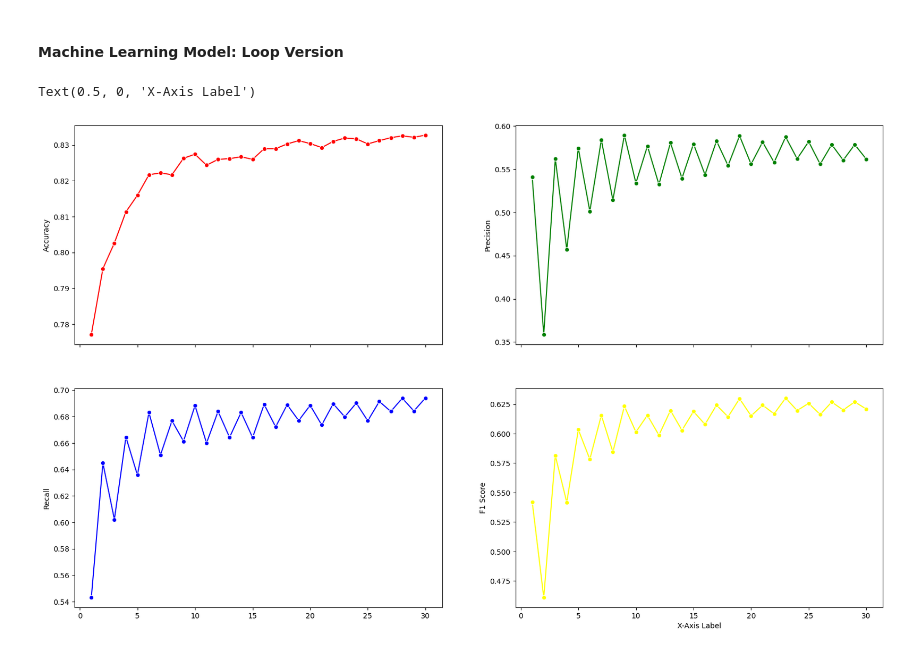
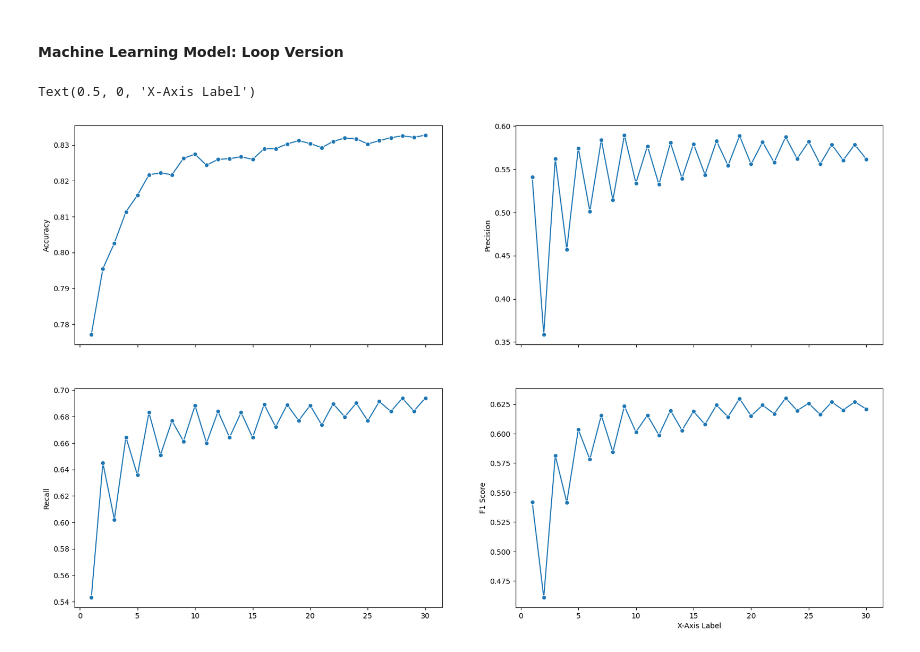
Before and after one commit to Zac-Chenn/MyProject_1-Adult-Income-Prediction, a Jupyter notebook: Adult_Income_Analysis.ipynb, the cells around one changed output. Drawn from its saved outputs; the diff is of its cells as text; code cells hidden in the pictures.

Commit message:
Change Graph Color

```diff
--- a/Adult_Income_Analysis.ipynb
+++ b/Adult_Income_Analysis.ipynb
@@ -419,35 +419,35 @@ recall = []
 precision = []
 f1 = []
 
 k = 30
 for i in range (1, k+1):
     knn2 = KNeighborsClassifier(n_neighbors=i)
     knn2.fit(X_train_scaled, y_train)
     y_pred = knn2.predict(X_test_scaled)
 
     accuracy.append(accuracy_score(y_pred, y_test))
     precision.append(precision_score(y_pred, y_test))
     recall.append(recall_score(y_pred, y_test))
     f1.append(f1_score(y_pred, y_test))
 
 # Plot each scores against K-value
 fig, ((ax1, ax2), (ax3, ax4)) = plt.subplots(2,2, figsize = (20,12),
                                              sharex=True)
 
 # Plot using Seaborn
-sns.lineplot(x=range(1, 31), y=accuracy, ax=ax1, color='red', marker='o')
-sns.lineplot(x=range(1, 31), y=precision, ax=ax2, color='green', marker='o')
-sns.lineplot(x=range(1, 31), y=recall, ax=ax3, color='blue', marker='o')
-sns.lineplot(x=range(1, 31), y=f1, ax=ax4, color='yellow', marker='o')
+sns.lineplot(x=range(1, 31), y=accuracy, ax=ax1, palette="flare", marker='o')
+sns.lineplot(x=range(1, 31), y=precision, ax=ax2, palette="flare", marker='o')
+sns.lineplot(x=range(1, 31), y=recall, ax=ax3, palette="flare", marker='o')
+sns.lineplot(x=range(1, 31), y=f1, ax=ax4, palette="flare", marker='o')
 
 # Set individual y-axis labels
 ax1.set_ylabel('Accuracy')
 ax2.set_ylabel('Precision')
 ax3.set_ylabel('Recall')
 ax4.set_ylabel('F1 Score')
 
 # Set a common x-axis label
 ax4.set_xlabel('X-Axis Label')
 # %% [output]
 Text(0.5, 0, 'X-Axis Label')
-[figure, old version]
+[figure, new version]
```
